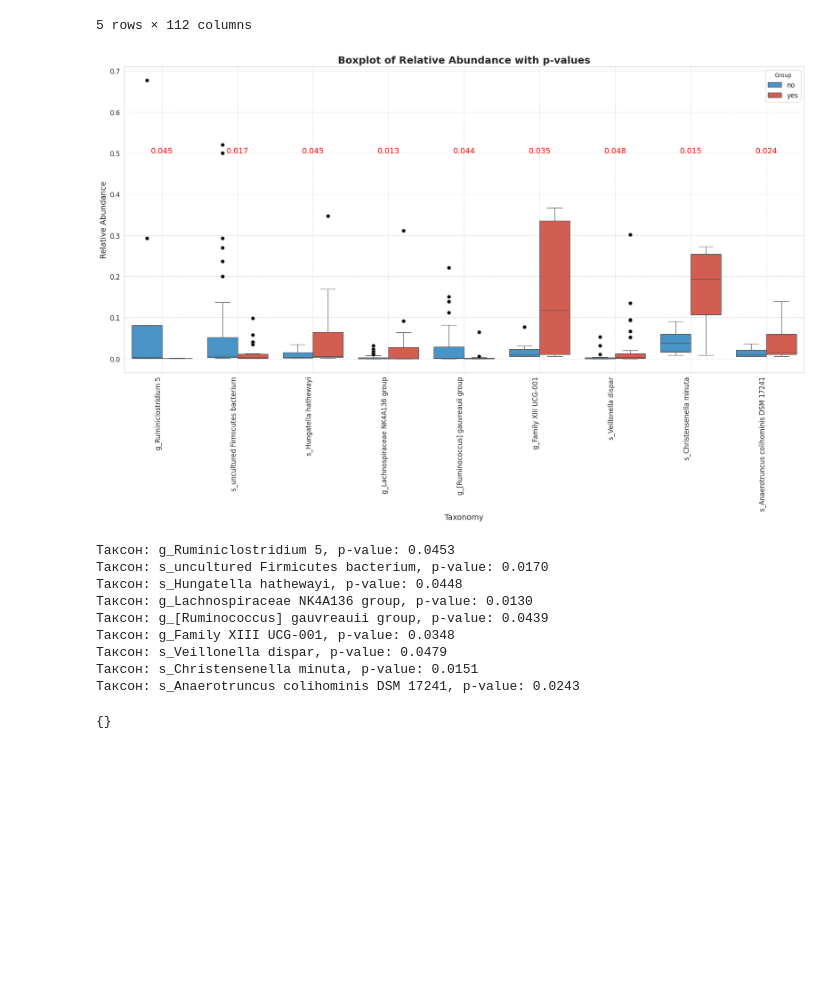
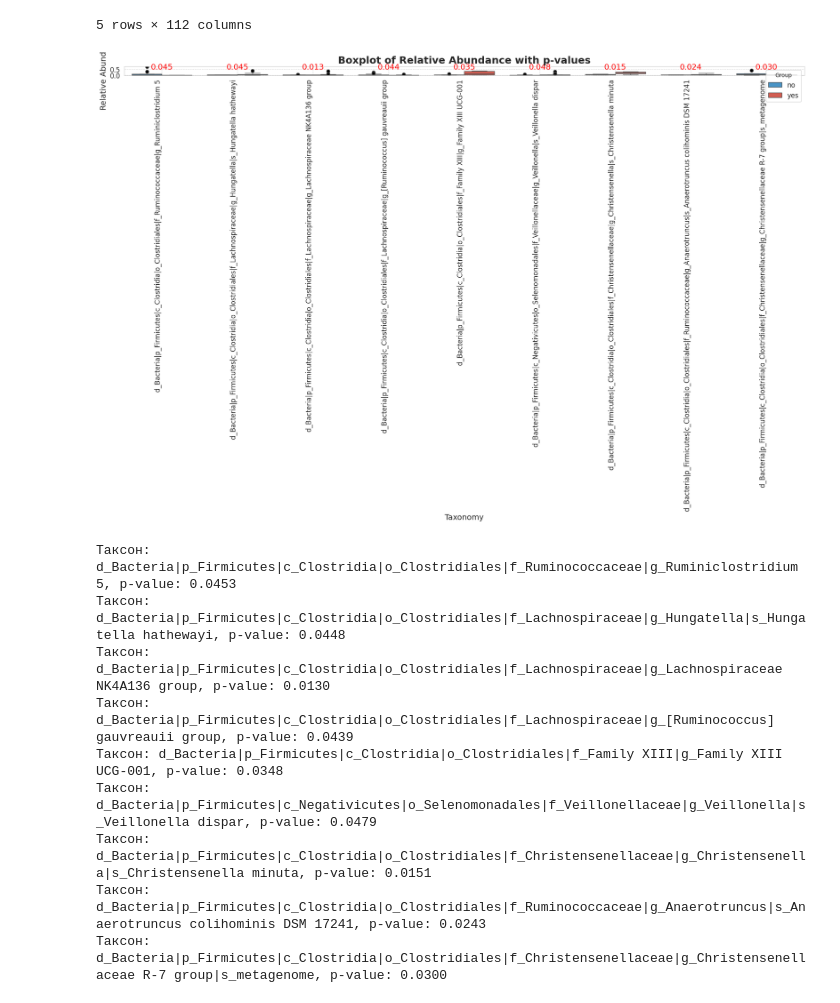
Before and after one commit to M100ika/data_analyzing_04_01_2024, a Jupyter notebook: 04.01.2024.ipynb, the cells around one changed output. Drawn from its saved outputs; the diff is of its cells as text; code cells hidden in the pictures; blank space fills up the shorter version.

```diff
--- a/04.01.2024.ipynb
+++ b/04.01.2024.ipynb
@@ -295,7 +295,6 @@ pivot_df.head()
 | 4 | d_Bacteria|p_Actinobacteria|c_Act... | 0 | 0 | 0 | 0 | 0 | 0 | 0 | ... |
 5 rows × 112 columns
 # %%
-import pandas as pd
 import seaborn as sns
 import matplotlib.pyplot as plt
 from scipy.stats import ttest_ind
@@ -306,7 +305,7 @@ def rename_taxa(row):
     return '|'.join(cleaned_parts)
 
 pivot_df['Taxonomy'] = pivot_df['Taxonomy'].apply(rename_taxa)
-pivot_df['Taxonomy'] = pivot_df['Taxonomy'].str.split('|').str[-1]
+#pivot_df['Taxonomy'] = pivot_df['Taxonomy'].str.split('|').str[-1]
 
 # Рассчитываем относительное изобилие для каждого таксона в каждом образце
 sample_columns = [col for col in pivot_df.columns if 'SMPL' in col]  # Измените на правильные имена столбцов
@@ -347,44 +346,40 @@ for taxon in melted_df['Taxonomy'].unique():
 significant_melted_df = melted_df[melted_df['Taxonomy'].isin(significant_taxa.keys())]
 colors = ['#3498db', '#e74c3c']
 # Визуализация
 plt.figure(figsize=(18, 12))
 sns.boxplot(x='Taxonomy', y='Relative Abundance', hue='Group', data=significant_melted_df, palette=colors, flierprops=flierprops, whis=2, hue_order=['no','yes'])
 
 # Добавляем значимые p-значения на график
 for i, taxon in enumerate(significant_melted_df['Taxonomy'].unique()):
     p_val = significant_taxa.get(taxon)
     if p_val:  # Если таксон значим
         plt.text(i, 0.5, f"{p_val:.3f}", ha='center', color="red", size=14)
 
 # Оформление графика
 plt.xticks(rotation=90, ha='right', fontsize=12)
 plt.yticks(fontsize=12)
 plt.xlabel('Taxonomy', fontsize=14)
 plt.ylabel('Relative Abundance', fontsize=14)
 plt.title('Boxplot of Relative Abundance with p-values', fontsize=18, fontweight='bold')
 plt.grid(axis='both', linestyle='--', alpha=0.7)
 plt.legend(loc="upper right", fontsize=12, title="Group")
 plt.tight_layout()
 
 # Сохранение и отображение графика
 plt.savefig('significant_relative_abundance_boxplot.pdf', bbox_inches = 'tight')
 plt.show()
 
 # Вывод значимых таксонов и их p-значений
 for taxon, p_val in significant_taxa.items():
     print(f"Таксон: {taxon}, p-value: {p_val:.4f}")
 # %% [output]
-[figure, old version]
+[figure, new version]
-Таксон: g_Ruminiclostridium 5, p-value: 0.0453
-Таксон: s_uncultured Firmicutes bacterium, p-value: 0.0170
-Таксон: s_Hungatella hathewayi, p-value: 0.0448
-Таксон: g_Lachnospiraceae NK4A136 group, p-value: 0.0130
-Таксон: g_[Ruminococcus] gauvreauii group, p-value: 0.0439
-Таксон: g_Family XIII UCG-001, p-value: 0.0348
-Таксон: s_Veillonella dispar, p-value: 0.0479
-Таксон: s_Christensenella minuta, p-value: 0.0151
-Таксон: s_Anaerotruncus colihominis DSM 17241, p-value: 0.0243
+Таксон: d_Bacteria|p_Firmicutes|c_Clostridia|o_Clostridiales|f_Ruminococcaceae|g_Ruminiclostridium 5, p-value: 0.0453
+Таксон: d_Bacteria|p_Firmicutes|c_Clostridia|o_Clostridiales|f_Lachnospiraceae|g_Hungatella|s_Hungatella hathewayi, p-value: 0.0448
+Таксон: d_Bacteria|p_Firmicutes|c_Clostridia|o_Clostridiales|f_Lachnospiraceae|g_Lachnospiraceae NK4A136 group, p-value: 0.0130
+Таксон: d_Bacteria|p_Firmicutes|c_Clostridia|o_Clostridiales|f_Lachnospiraceae|g_[Ruminococcus] gauvreauii group, p-value: 0.0439
+Таксон: d_Bacteria|p_Firmicutes|c_Clostridia|o_Clostridiales|f_Family XIII|g_Family XIII UCG-001, p-value: 0.0348
+Таксон: d_Bacteria|p_Firmicutes|c_Negativicutes|o_Selenomonadales|f_Veillonellaceae|g_Veillonella|s_Veillonella dispar, p-value: 0.0479
+Таксон: d_Bacteria|p_Firmicutes|c_Clostridia|o_Clostridiales|f_Christensenellaceae|g_Christensenella|s_Christensenella minuta, p-value: 0.0151
+Таксон: d_Bacteria|p_Firmicutes|c_Clostridia|o_Clostridiales|f_Ruminococcaceae|g_Anaerotruncus|s_Anaerotruncus colihominis DSM 17241, p-value: 0.0243
+Таксон: d_Bacteria|p_Firmicutes|c_Clostridia|o_Clostridiales|f_Christensenellaceae|g_Christensenellaceae R-7 group|s_metagenome, p-value: 0.0300
-# %%
-p_values
-# %% [output]
-{}
```
Also changed, not shown: 4 other files.
